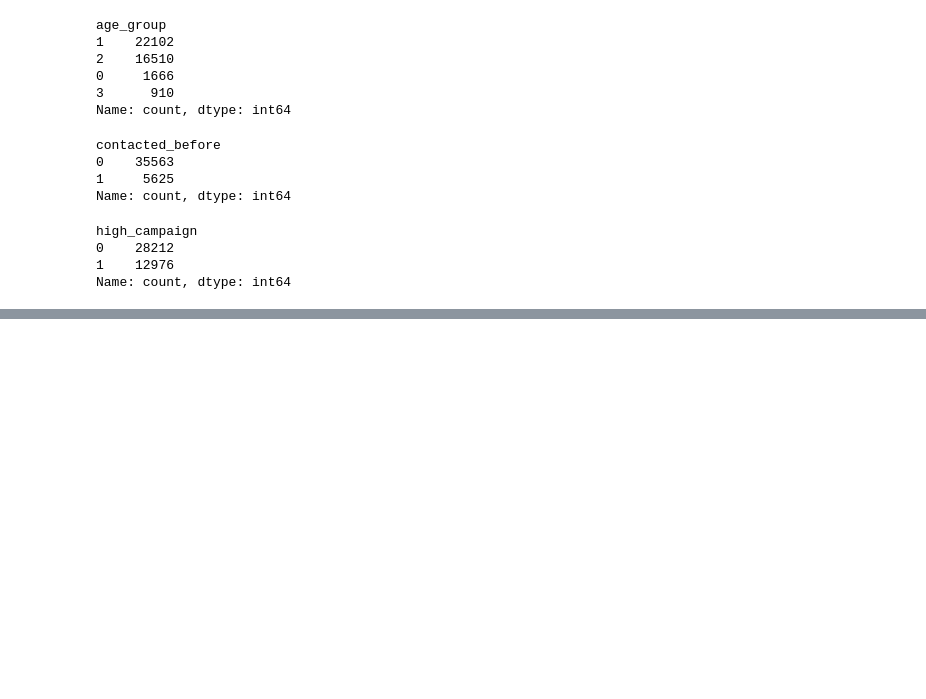
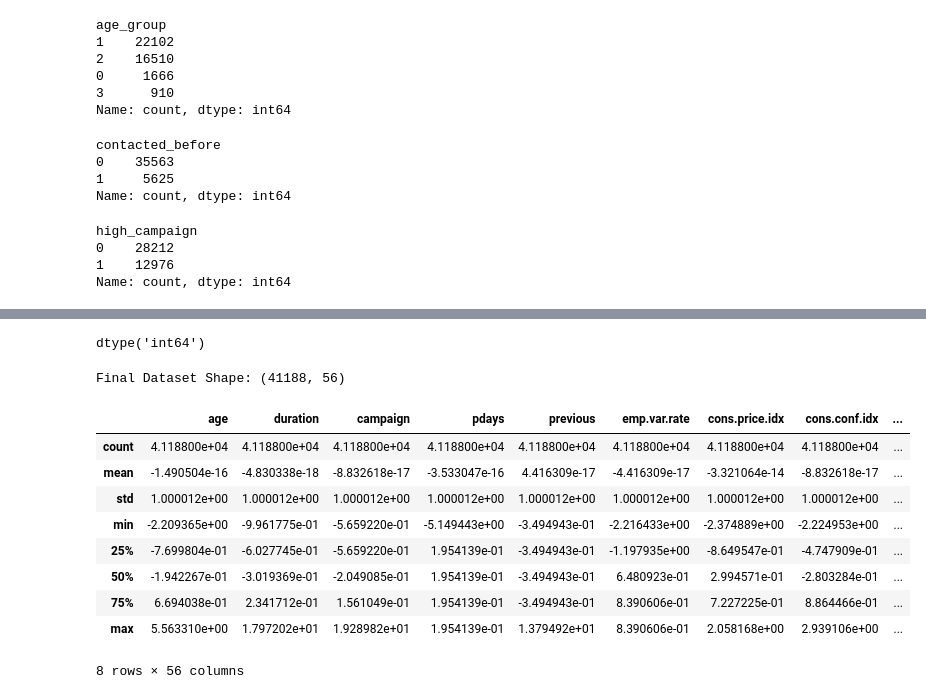
Before and after one commit to shank227/Costumer-Segmentation-for-Banking, a Jupyter notebook: Notebooks/dataprocessing.ipynb, the cells around one changed output, grey strips where cells are left out. Saved outputs shown, nothing was run; the diff lists cells and outputs as text; code cells hidden in the pictures; blank space fills up the shorter version.

Commit message:
Completed week 2 preprocessing and feature engineering

```diff
--- a/Notebooks/dataprocessing.ipynb
+++ b/Notebooks/dataprocessing.ipynb
@@ -242,2 +242,9 @@ Data columns (total 56 columns):
 dtypes: bool(43), category(1), float64(5), int64(7)
 memory usage: 5.5 MB
+# %%
+#Converting Boolean columns to integers
+
+bool_cols = df_encoded.select_dtypes(include='bool').columns
+df_encoded[bool_cols] = df_encoded[bool_cols].astype(int)
+
+df_encoded.info()
@@ -243,0 +269,38 @@ memory usage: 5.5 MB
+# %%
+    #Handling Age group
+df_encoded['age_group'].dtype
+
+df_encoded['age_group'] = df_encoded['age_group'].astype(int)
+
+labels=[0,1,2,3]
+
+df_encoded['age_group'].dtype
+# %% [output]
+dtype('int64')
+# %%
+#Scaling
+from sklearn.preprocessing import StandardScaler
+
+scaler = StandardScaler()
+scaled_data = scaler.fit_transform(df_encoded)
+# %%
+scaled_df = pd.DataFrame(
+    scaled_data,
+    columns=df_encoded.columns
+)
+# %%
+print("Final Dataset Shape:", scaled_df.shape)
+scaled_df.head()
+scaled_df.describe()
+# %% [output]
+Final Dataset Shape: (41188, 56)
+|  | age | duration | campaign | pdays | previous | emp.var.rate | cons.price.idx | cons.conf.idx | ... |
+| count | 4.118800e+04 | 4.118800e+04 | 4.118800e+04 | 4.118800e+04 | 4.118800e+04 | 4.118800e+04 | 4.118800e+04 | 4.118800e+04 | ... |
+| mean | -1.490504e-16 | -4.830338e-18 | -8.832618e-17 | -3.533047e-16 | 4.416309e-17 | -4.416309e-17 | -3.321064e-14 | -8.832618e-17 | ... |
+| std | 1.000012e+00 | 1.000012e+00 | 1.000012e+00 | 1.000012e+00 | 1.000012e+00 | 1.000012e+00 | 1.000012e+00 | 1.000012e+00 | ... |
+| min | -2.209365e+00 | -9.961775e-01 | -5.659220e-01 | -5.149443e+00 | -3.494943e-01 | -2.216433e+00 | -2.374889e+00 | -2.224953e+00 | ... |
+| 25% | -7.699804e-01 | -6.027745e-01 | -5.659220e-01 | 1.954139e-01 | -3.494943e-01 | -1.197935e+00 | -8.649547e-01 | -4.747909e-01 | ... |
+| 50% | -1.942267e-01 | -3.019369e-01 | -2.049085e-01 | 1.954139e-01 | -3.494943e-01 | 6.480923e-01 | 2.994571e-01 | -2.803284e-01 | ... |
+| 75% | 6.694038e-01 | 2.341712e-01 | 1.561049e-01 | 1.954139e-01 | -3.494943e-01 | 8.390606e-01 | 7.227225e-01 | 8.864466e-01 | ... |
+| max | 5.563310e+00 | 1.797202e+01 | 1.928982e+01 | 1.954139e-01 | 1.379492e+01 | 8.390606e-01 | 2.058168e+00 | 2.939106e+00 | ... |
+8 rows × 56 columns
```
Also changed, not shown: parts of 2 cells of this notebook.
